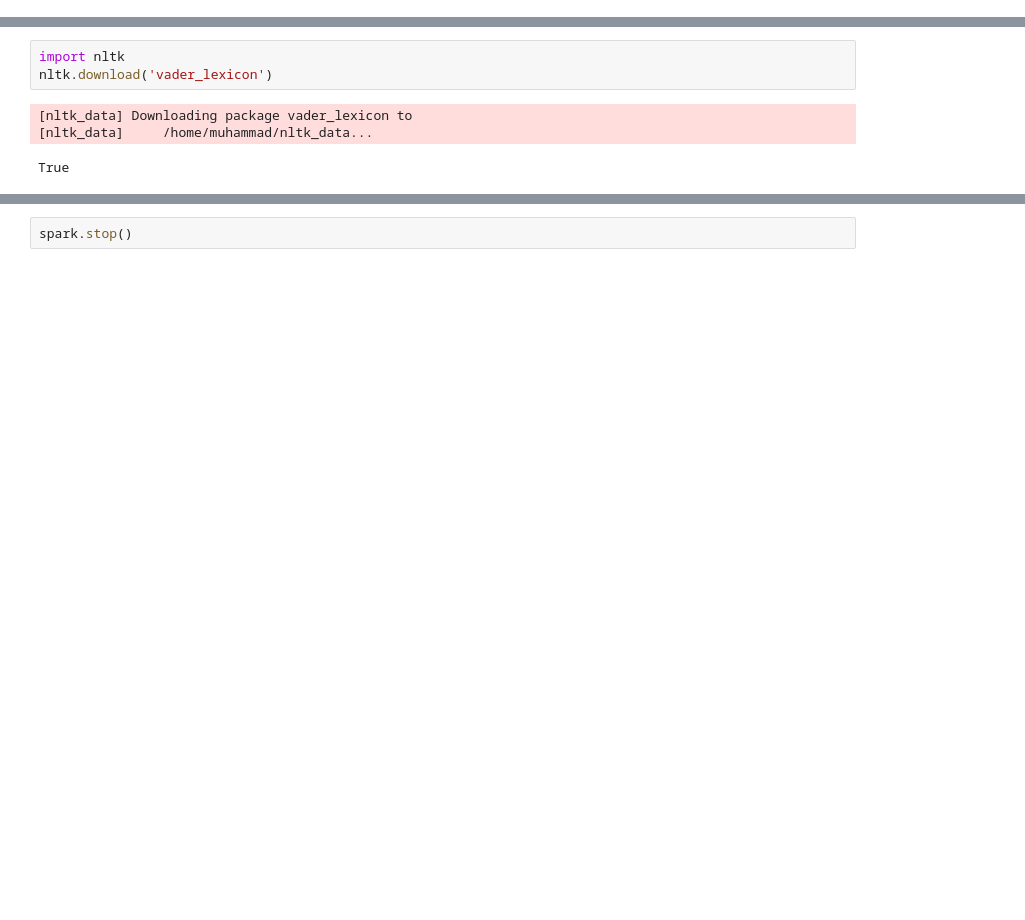
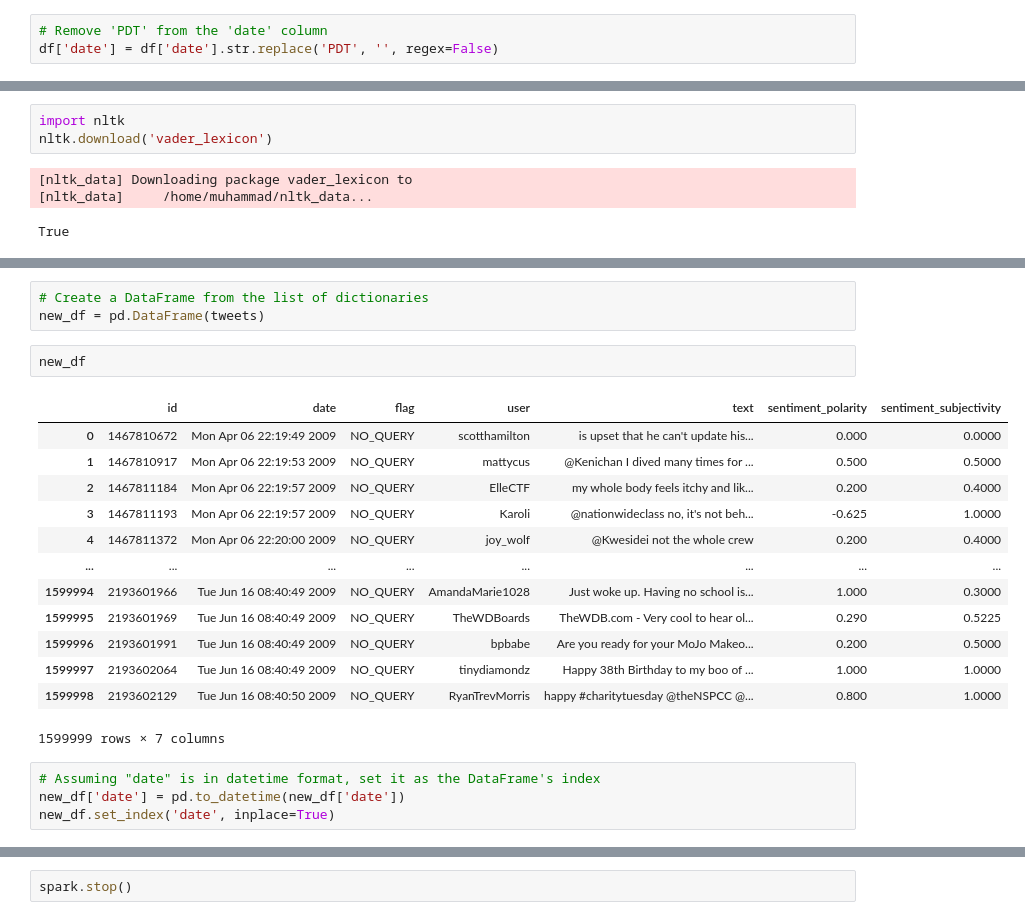
Before and after one commit to bhallimk/1_Sentiment_Analysis, a Jupyter notebook: Sentiment_analysis.ipynb, the cells around one changed output, grey strips where cells are left out. Drawn from its saved outputs; the diff is of its cells as text; blank space fills up the shorter version.

```diff
--- a/Sentiment_analysis.ipynb
+++ b/Sentiment_analysis.ipynb
@@ -28,0 +53,3 @@ df2
+# %%
+# Remove 'PDT' from the 'date' column
+df['date'] = df['date'].str.replace('PDT', '', regex=False)
@@ -175,0 +292,23 @@ only showing top 20 rows
+# %%
+# Create a DataFrame from the list of dictionaries
+new_df = pd.DataFrame(tweets)
+# %%
+new_df
+# %% [output]
+|  | id | date | flag | user | text | sentiment_polarity | sentiment_subjectivity |
+| 0 | 1467810672 | Mon Apr 06 22:19:49 2009 | NO_QUERY | scotthamilton | is upset that he can't update his... | 0.000 | 0.0000 |
+| 1 | 1467810917 | Mon Apr 06 22:19:53 2009 | NO_QUERY | mattycus | @Kenichan I dived many times for ... | 0.500 | 0.5000 |
+| 2 | 1467811184 | Mon Apr 06 22:19:57 2009 | NO_QUERY | ElleCTF | my whole body feels itchy and lik... | 0.200 | 0.4000 |
+| 3 | 1467811193 | Mon Apr 06 22:19:57 2009 | NO_QUERY | Karoli | @nationwideclass no, it's not beh... | -0.625 | 1.0000 |
+| 4 | 1467811372 | Mon Apr 06 22:20:00 2009 | NO_QUERY | joy_wolf | @Kwesidei not the whole crew | 0.200 | 0.4000 |
+| ... | ... | ... | ... | ... | ... | ... | ... |
+| 1599994 | 2193601966 | Tue Jun 16 08:40:49 2009 | NO_QUERY | AmandaMarie1028 | Just woke up. Having no school is... | 1.000 | 0.3000 |
+| 1599995 | 2193601969 | Tue Jun 16 08:40:49 2009 | NO_QUERY | TheWDBoards | TheWDB.com - Very cool to hear ol... | 0.290 | 0.5225 |
+| 1599996 | 2193601991 | Tue Jun 16 08:40:49 2009 | NO_QUERY | bpbabe | Are you ready for your MoJo Makeo... | 0.200 | 0.5000 |
+| 1599997 | 2193602064 | Tue Jun 16 08:40:49 2009 | NO_QUERY | tinydiamondz | Happy 38th Birthday to my boo of ... | 1.000 | 1.0000 |
+| 1599998 | 2193602129 | Tue Jun 16 08:40:50 2009 | NO_QUERY | RyanTrevMorris | happy #charitytuesday @theNSPCC @... | 0.800 | 1.0000 |
+1599999 rows × 7 columns
+# %%
+# Assuming "date" is in datetime format, set it as the DataFrame's index
+new_df['date'] = pd.to_datetime(new_df['date'])
+new_df.set_index('date', inplace=True)
```
Also changed, not shown: parts of 37 cells of this notebook.
